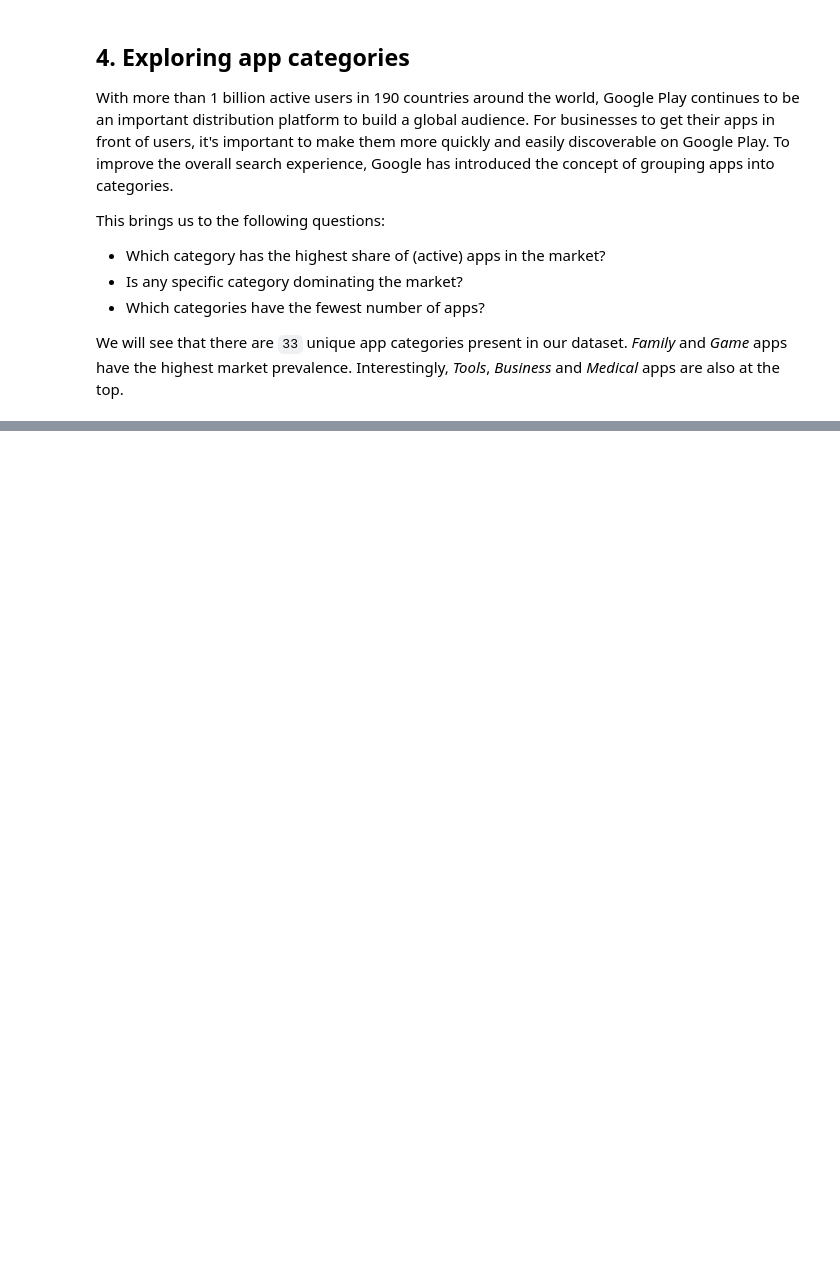
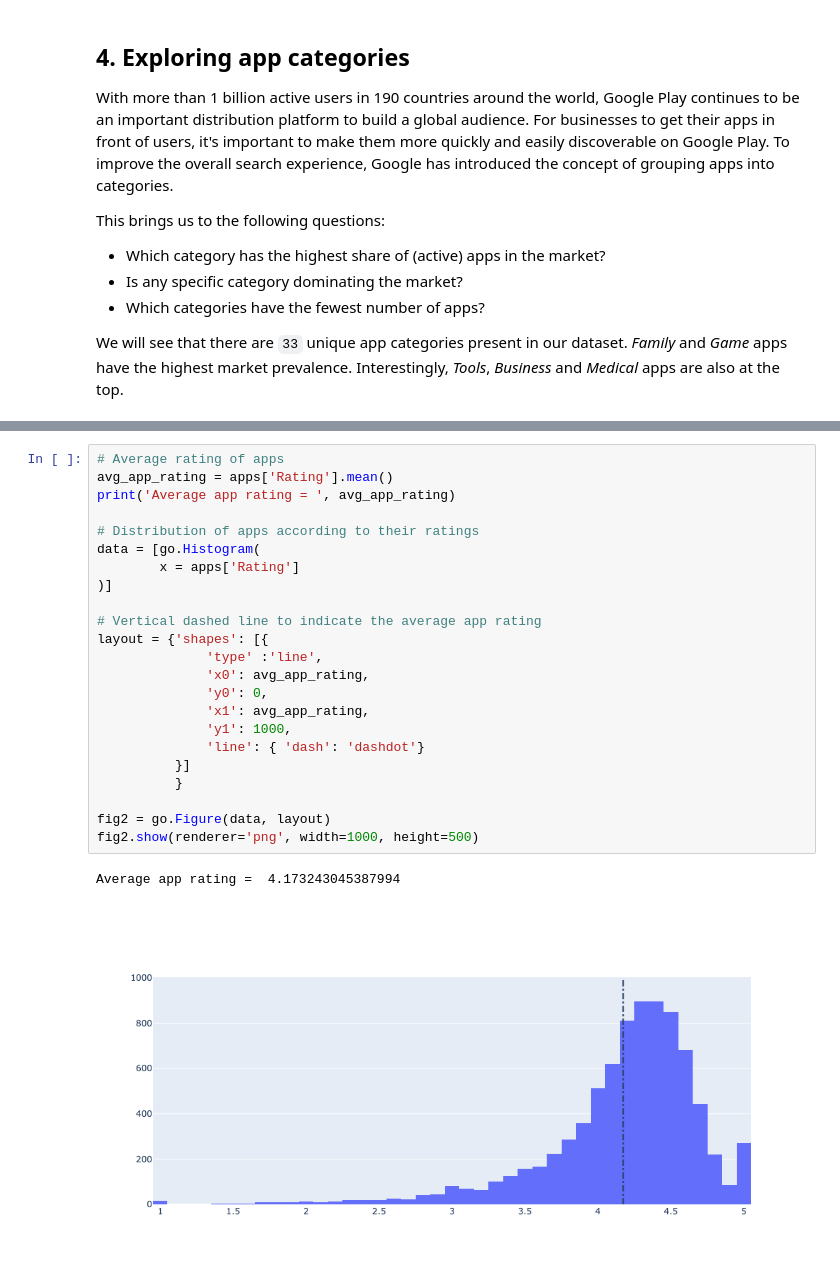
Before and after one commit to aaronshirk/android-app-market, a Jupyter notebook: notebook.ipynb, the cells around one changed output, grey strips where cells are left out. Cells and saved outputs as stored; diff of their text form; blank space fills up the shorter version.

```diff
--- a/notebook.ipynb
+++ b/notebook.ipynb
@@ -161,0 +154,26 @@ fig.show(renderer='png', width=1000, height=500)
+# %%
+# Average rating of apps
+avg_app_rating = apps['Rating'].mean()
+print('Average app rating = ', avg_app_rating)
+
+# Distribution of apps according to their ratings
+data = [go.Histogram(
+        x = apps['Rating']
+)]
+
+# Vertical dashed line to indicate the average app rating
+layout = {'shapes': [{
+              'type' :'line',
+              'x0': avg_app_rating,
+              'y0': 0,
+              'x1': avg_app_rating,
+              'y1': 1000,
+              'line': { 'dash': 'dashdot'}
+          }]
+          }
+
+fig2 = go.Figure(data, layout)
+fig2.show(renderer='png', width=1000, height=500)
+# %% [output]
+Average app rating =  4.173243045387994
+[figure, added]
```
Also changed, not shown: parts of 14 cells of this notebook, 2 other files.
